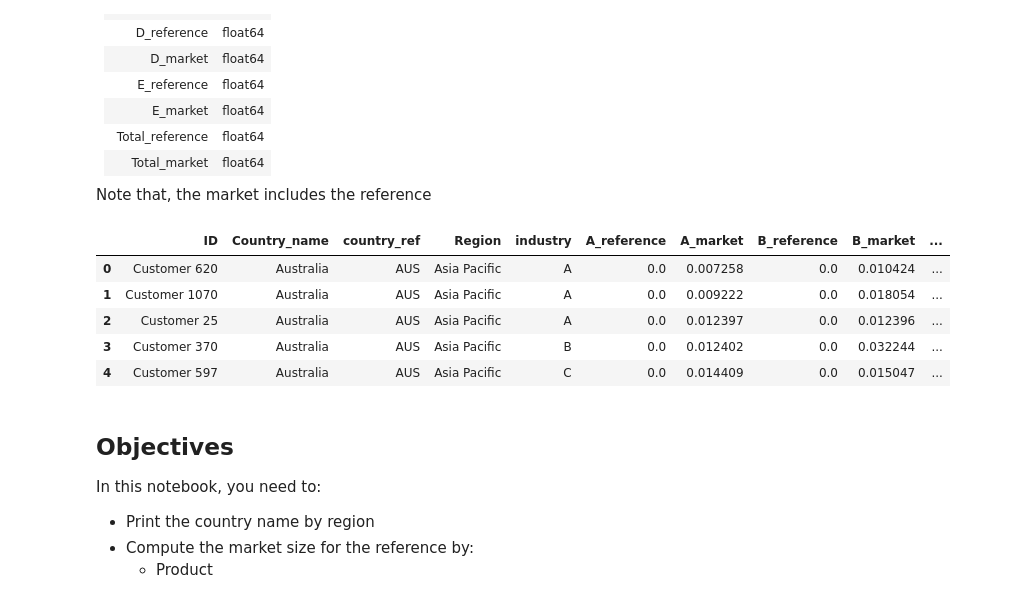
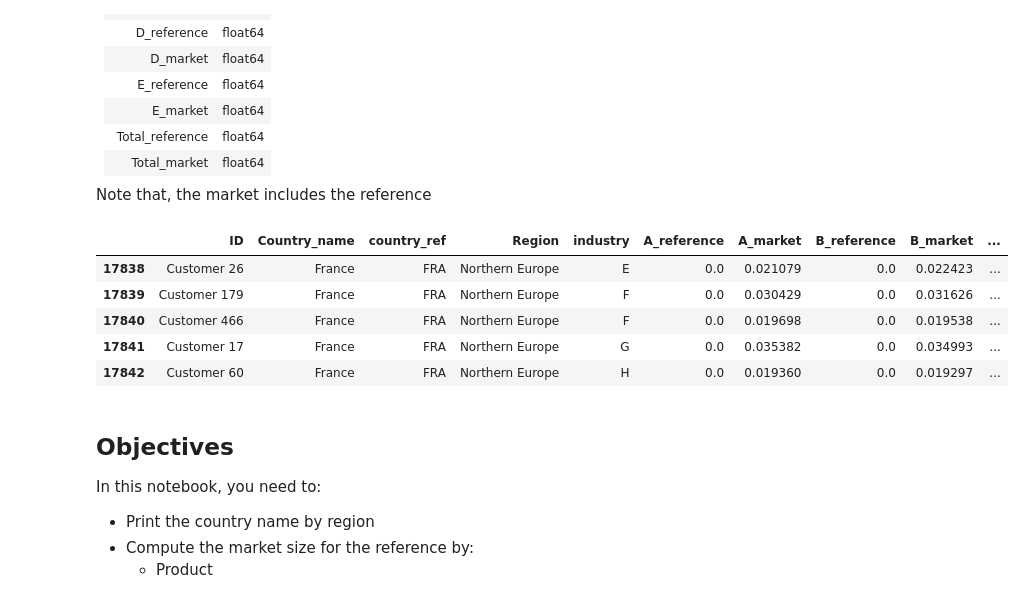
Before and after one commit to thomaspernet/PythonTeaching, a Jupyter notebook: Lectures/05_Pandas/Exercice_1.ipynb, the cells around one changed output. Saved outputs shown, nothing was run; the diff lists cells and outputs as text; code cells hidden in the pictures.

Commit message:
uopdate pandas and exercices

```diff
--- a/Lectures/05_Pandas/Exercice_1.ipynb
+++ b/Lectures/05_Pandas/Exercice_1.ipynb
@@ -43,15 +43,15 @@ import seaborn as sns
 
 cm = sns.light_palette("green", as_cmap=True)
 # %%
-df_final = pd.read_csv("dataPandasClass.gz")
-df_final.head()
+df_final = pd.read_csv('dataPandasClass.gz')
+df_final.tail()
 # %% [output]
 |  | ID | Country_name | country_ref | Region | industry | A_reference | A_market | B_reference | B_market | ... |
-| 0 | Customer 620 | Australia | AUS | Asia Pacific | A | 0.0 | 0.007258 | 0.0 | 0.010424 | ... |
-| 1 | Customer 1070 | Australia | AUS | Asia Pacific | A | 0.0 | 0.009222 | 0.0 | 0.018054 | ... |
-| 2 | Customer 25 | Australia | AUS | Asia Pacific | A | 0.0 | 0.012397 | 0.0 | 0.012396 | ... |
-| 3 | Customer 370 | Australia | AUS | Asia Pacific | B | 0.0 | 0.012402 | 0.0 | 0.032244 | ... |
-| 4 | Customer 597 | Australia | AUS | Asia Pacific | C | 0.0 | 0.014409 | 0.0 | 0.015047 | ... |
+| 17838 | Customer 26 | France | FRA | Northern Europe | E | 0.0 | 0.021079 | 0.0 | 0.022423 | ... |
+| 17839 | Customer 179 | France | FRA | Northern Europe | F | 0.0 | 0.030429 | 0.0 | 0.031626 | ... |
+| 17840 | Customer 466 | France | FRA | Northern Europe | F | 0.0 | 0.019698 | 0.0 | 0.019538 | ... |
+| 17841 | Customer 17 | France | FRA | Northern Europe | G | 0.0 | 0.035382 | 0.0 | 0.034993 | ... |
+| 17842 | Customer 60 | France | FRA | Northern Europe | H | 0.0 | 0.019360 | 0.0 | 0.019297 | ... |
 # %% [markdown]
 ## Objectives
 
```
Also changed, not shown: parts of 12 cells of this notebook, 1 other file.
